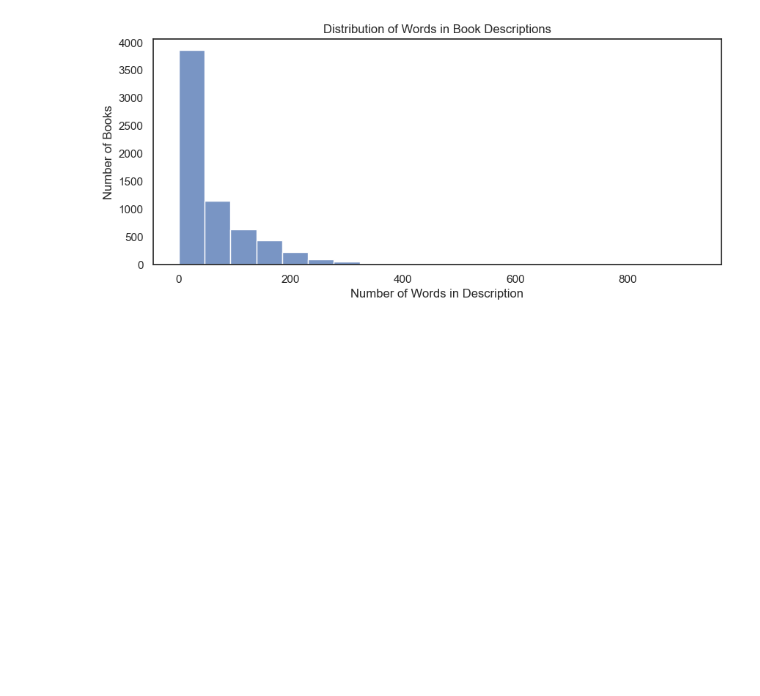
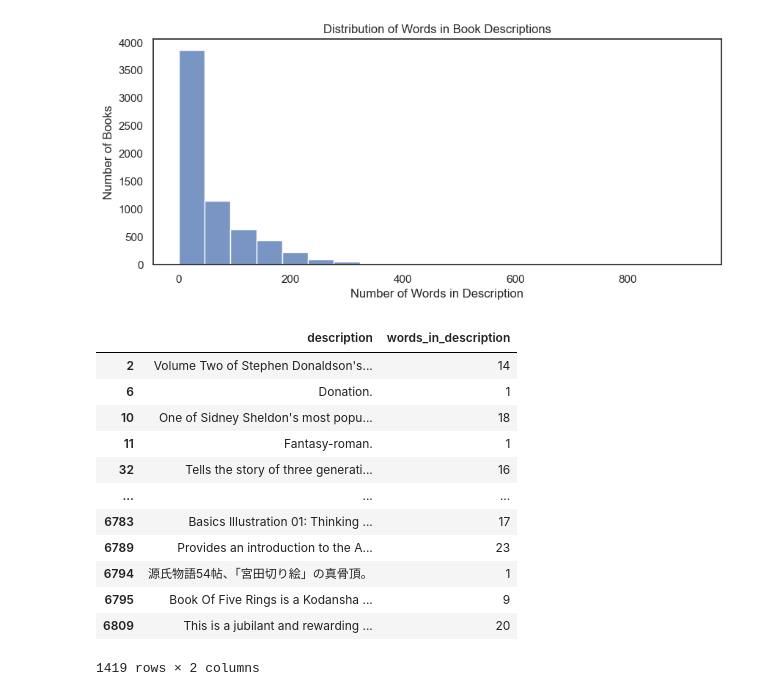
Before and after one commit to MessaoudiOussama/book-recommendation-engine, a Jupyter notebook: data-exploration.ipynb, the cells around one changed output. Saved outputs shown, nothing was run; the diff lists cells and outputs as text; code cells hidden in the pictures; blank space fills up the shorter version.

```diff
--- a/data-exploration.ipynb
+++ b/data-exploration.ipynb
@@ -82,3 +82,19 @@ plt.title("Distribution of Words in Book Descriptions")
 plt.show()
 # %% [output]
 [figure]
+# %%
+book_missing.loc[book_missing["words_in_description"].between(1, 25),  ["description", "words_in_description"]]
+# %% [output]
+|  | description | words_in_description |
+| 2 | Volume Two of Stephen Donaldson's... | 14 |
+| 6 | Donation. | 1 |
+| 10 | One of Sidney Sheldon's most popu... | 18 |
+| 11 | Fantasy-roman. | 1 |
+| 32 | Tells the story of three generati... | 16 |
+| ... | ... | ... |
+| 6783 | Basics Illustration 01: Thinking ... | 17 |
+| 6789 | Provides an introduction to the A... | 23 |
+| 6794 | 源氏物語54帖、「宮田切り絵」の真骨頂。 | 1 |
+| 6795 | Book Of Five Rings is a Kodansha ... | 9 |
+| 6809 | This is a jubilant and rewarding ... | 20 |
+1419 rows × 2 columns
```
Also changed, not shown: parts of 7 cells of this notebook, 2 other files.
